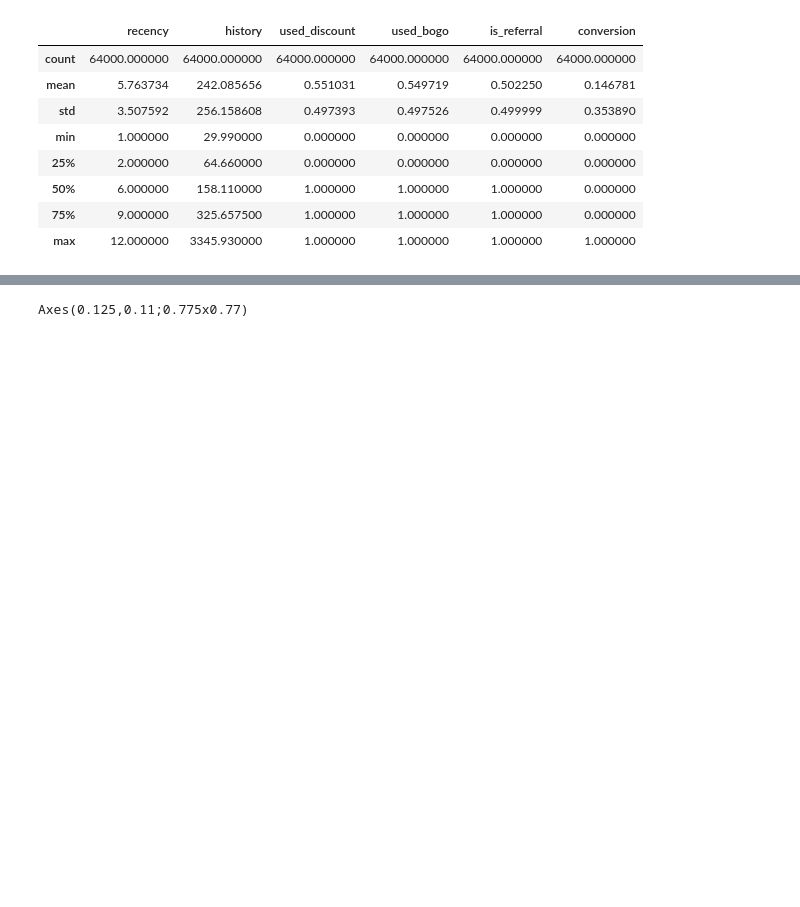
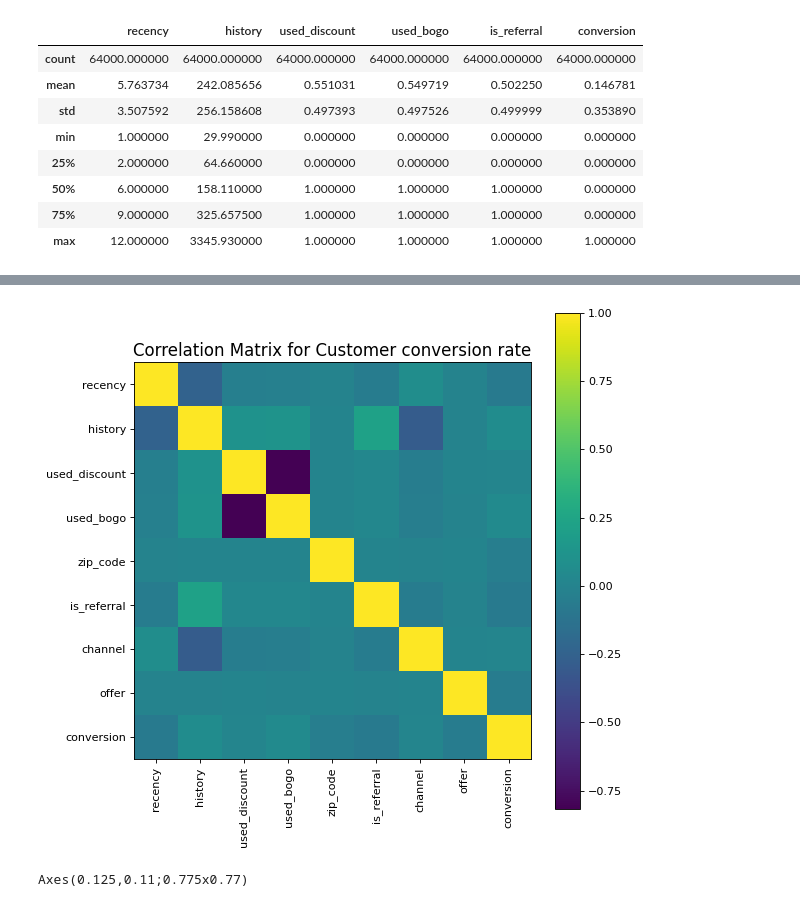
Before and after one commit to itsmokha/Customer-Conversion, a Jupyter notebook: Notebook.ipynb, the cells around one changed output, grey strips where cells are left out. Drawn from its saved outputs; the diff is of its cells as text; code cells hidden in the pictures; blank space fills up the shorter version.

```diff
--- a/Notebook.ipynb
+++ b/Notebook.ipynb
@@ -39,3 +91,27 @@ df.describe()
+# %%
+# Correlation matrix
+def plotCorrelationMatrix(df, graphWidth):
+    name = "Customer conversion rate"
+    df = df[[col for col in df if df[col].nunique() > 1]] # keep columns where there are more than 1 unique values
+    if df.shape[1] < 2:
+        print(f'No correlation plots shown: The number of non-NaN or constant columns ({df.shape[1]}) is less than 2')
+        return
+    df['zip_code']=df['zip_code'].astype('category').cat.codes
+    df['channel']=df['channel'].astype('category').cat.codes
+    df['offer']=df['offer'].astype('category').cat.codes
+    corr = df.corr()
+    plt.figure(num=None, figsize=(graphWidth, graphWidth), dpi=80, facecolor='w', edgecolor='k')
+    corrMat = plt.matshow(corr, fignum = 1)
+    plt.xticks(range(len(corr.columns)), corr.columns, rotation=90)
+    plt.yticks(range(len(corr.columns)), corr.columns)
+    plt.gca().xaxis.tick_bottom()
+    plt.colorbar(corrMat)
+    plt.title(f'Correlation Matrix for {name}', fontsize=15)
+    plt.show()
+# %%
+plotCorrelationMatrix(df, 8)
+# %% [output]
+[figure, added]
 # %%
 print(df['conversion'].value_counts().plot(kind='bar'))
 # %% [output]
```
Also changed, not shown: parts of 12 cells of this notebook.
